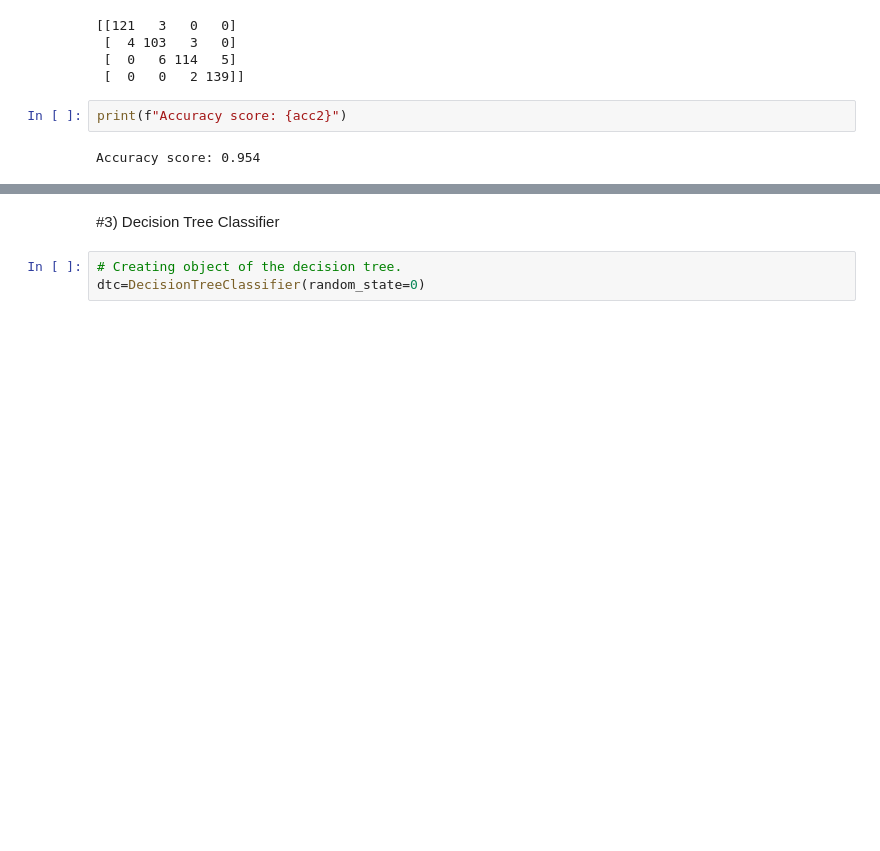
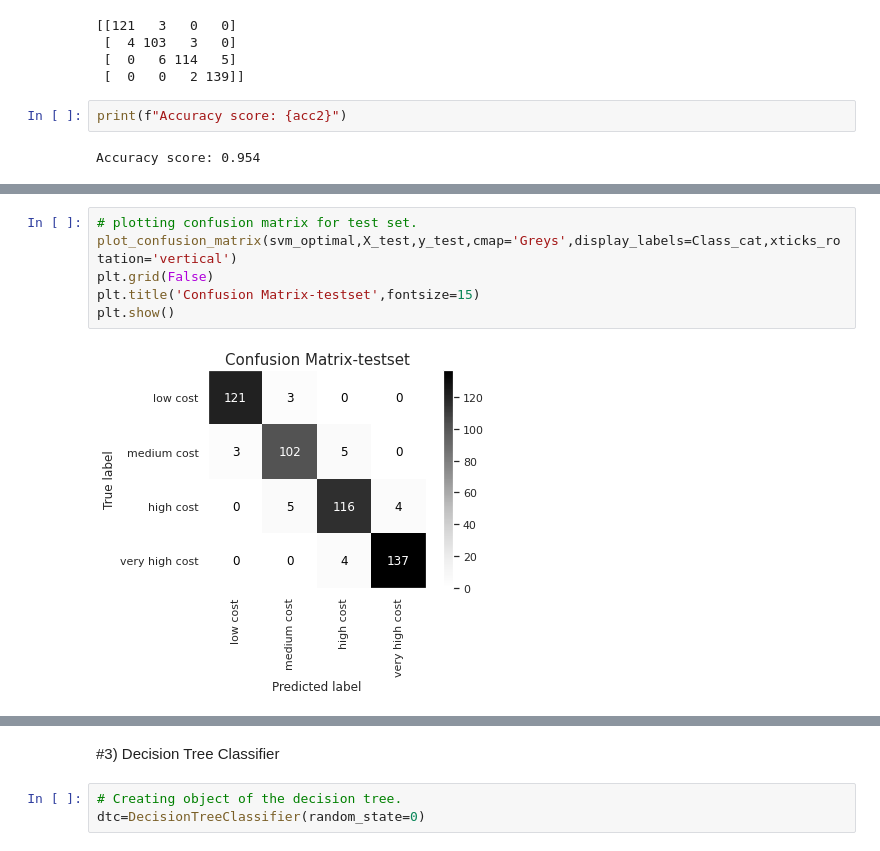
Before and after one commit to Anupa-123/Mobile-Price-Classification, a Jupyter notebook: Mobile_Price_Classification.ipynb, the cells around one changed output, grey strips where cells are left out. Drawn from its saved outputs; the diff is of its cells as text; blank space fills up the shorter version.

```diff
--- a/Mobile_Price_Classification.ipynb
+++ b/Mobile_Price_Classification.ipynb
@@ -729,0 +901,8 @@ Accuracy score: 0.954
+# %%
+# plotting confusion matrix for test set.
+plot_confusion_matrix(svm_optimal,X_test,y_test,cmap='Greys',display_labels=Class_cat,xticks_rotation='vertical')
+plt.grid(False)
+plt.title('Confusion Matrix-testset',fontsize=15)
+plt.show()
+# %% [output]
+[figure, added]
```
Also changed, not shown: parts of 43 cells of this notebook.
